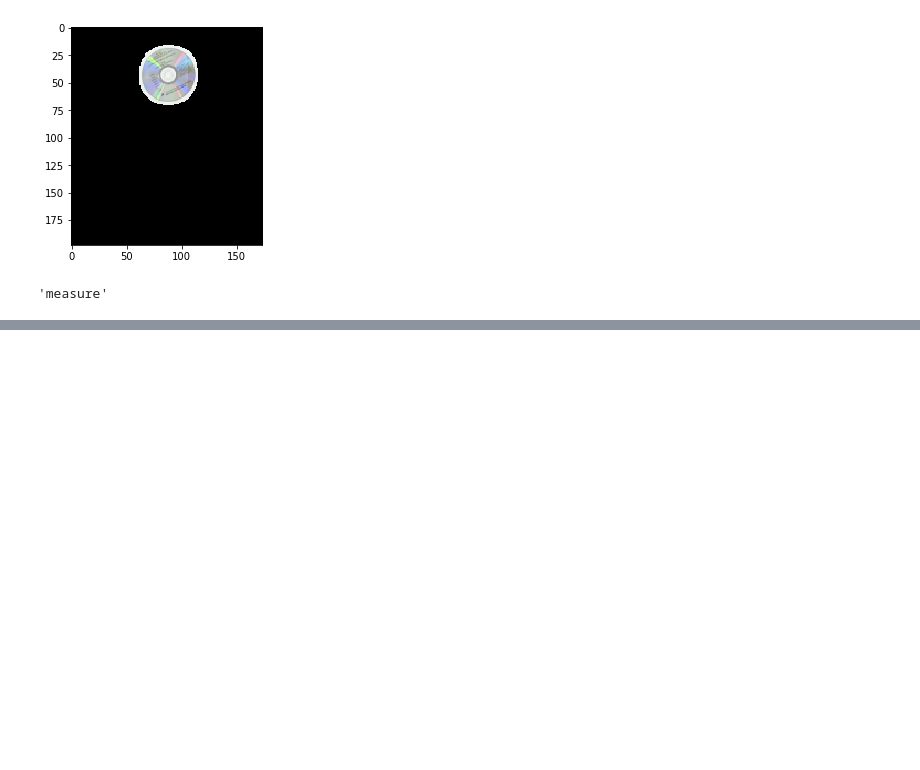
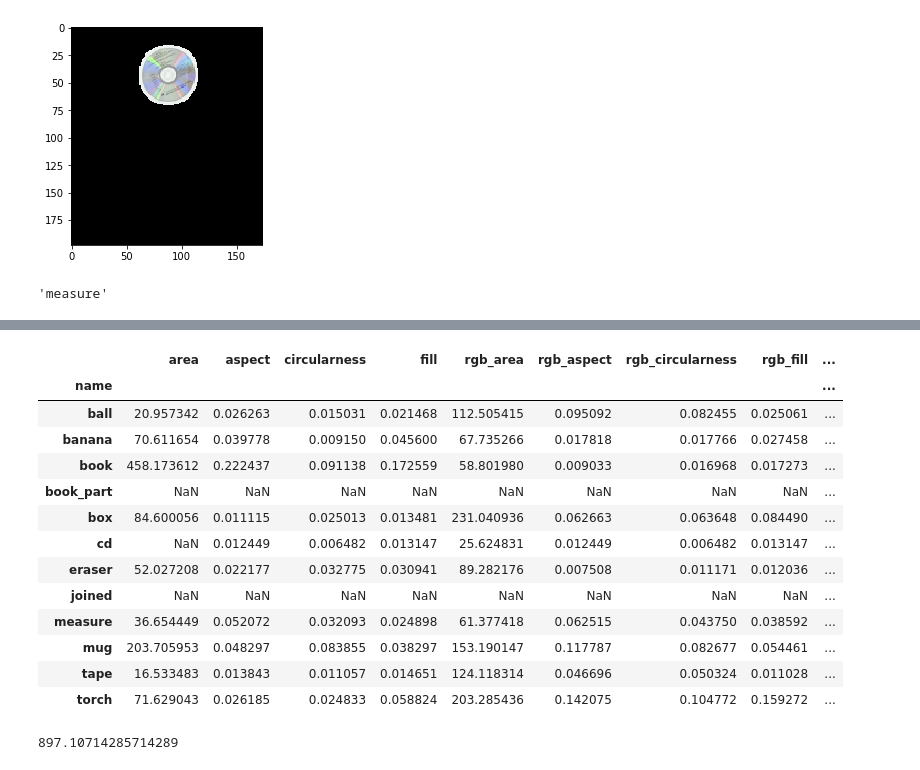
Before and after one commit to michaelcheah/birl-apc, a Jupyter notebook: object_recognition_testing_final.ipynb, the cells around one changed output, grey strips where cells are left out. Drawn from its saved outputs; the diff is of its cells as text; code cells hidden in the pictures; blank space fills up the shorter version.

```diff
--- a/object_recognition_testing_final.ipynb
+++ b/object_recognition_testing_final.ipynb
@@ -206,0 +222,17 @@ new4['1'].name
+# %%
+obj_features_std
+# %% [output]
+|  | area | aspect | circularness | fill | rgb_area | rgb_aspect | rgb_circularness | rgb_fill | ... |
+| name |  |  |  |  |  |  |  |  | ... |
+| ball | 20.957342 | 0.026263 | 0.015031 | 0.021468 | 112.505415 | 0.095092 | 0.082455 | 0.025061 | ... |
+| banana | 70.611654 | 0.039778 | 0.009150 | 0.045600 | 67.735266 | 0.017818 | 0.017766 | 0.027458 | ... |
+| book | 458.173612 | 0.222437 | 0.091138 | 0.172559 | 58.801980 | 0.009033 | 0.016968 | 0.017273 | ... |
+| book_part | NaN | NaN | NaN | NaN | NaN | NaN | NaN | NaN | ... |
+| box | 84.600056 | 0.011115 | 0.025013 | 0.013481 | 231.040936 | 0.062663 | 0.063648 | 0.084490 | ... |
+| cd | NaN | 0.012449 | 0.006482 | 0.013147 | 25.624831 | 0.012449 | 0.006482 | 0.013147 | ... |
+| eraser | 52.027208 | 0.022177 | 0.032775 | 0.030941 | 89.282176 | 0.007508 | 0.011171 | 0.012036 | ... |
+| joined | NaN | NaN | NaN | NaN | NaN | NaN | NaN | NaN | ... |
+| measure | 36.654449 | 0.052072 | 0.032093 | 0.024898 | 61.377418 | 0.062515 | 0.043750 | 0.038592 | ... |
+| mug | 203.705953 | 0.048297 | 0.083855 | 0.038297 | 153.190147 | 0.117787 | 0.082677 | 0.054461 | ... |
+| tape | 16.533483 | 0.013843 | 0.011057 | 0.014651 | 124.118314 | 0.046696 | 0.050324 | 0.011028 | ... |
+| torch | 71.629043 | 0.026185 | 0.024833 | 0.058824 | 203.285436 | 0.142075 | 0.104772 | 0.159272 | ... |
@@ -206,0 +268,4 @@ new4['1'].name
+# %%
+obj_features_mean.rgb_area.ball
+# %% [output]
+897.10714285714289
```
Also changed, not shown: parts of 5 cells of this notebook, 4 other files.
